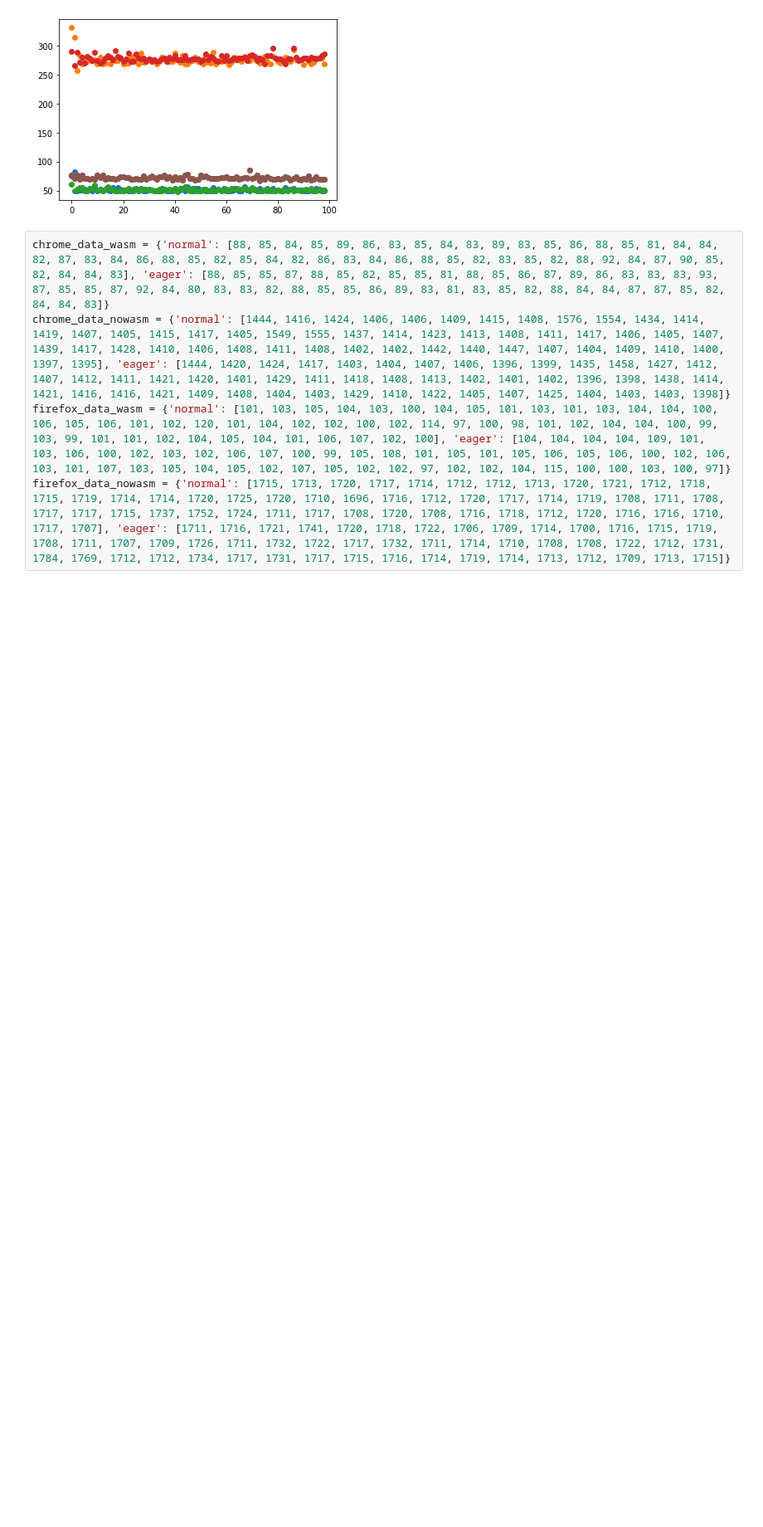
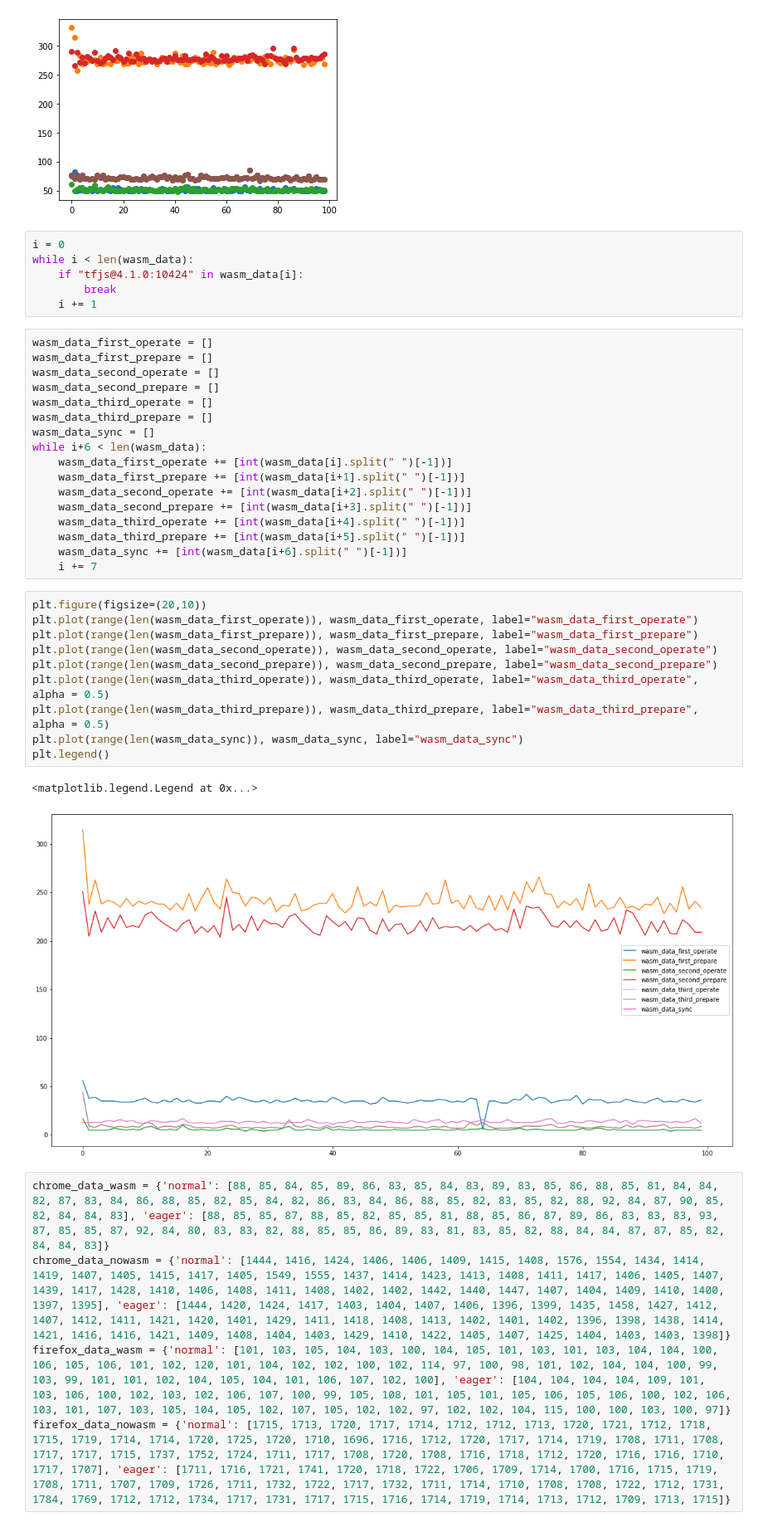
Before and after one commit to woodyhoko/tfjs_wasm, a Jupyter notebook: temp.ipynb, the cells around one changed output. Shown: that part at 83% size. Cells and saved outputs as stored; diff of their text form; blank space fills up the shorter version.

```diff
--- a/temp.ipynb
+++ b/temp.ipynb
@@ -50,6 +64,42 @@ plt.scatter(range(len(cpu_data_third_prepare)-1), cpu_data_third_prepare[1:])
 # %% [output]
 <matplotlib.collections.PathCollection at 0x...>
 [figure]
+# %%
+i = 0
+while i < len(wasm_data):
+    if "tfjs@4.1.0:10424" in wasm_data[i]:
+        break
+    i += 1
+# %%
+wasm_data_first_operate = []
+wasm_data_first_prepare = []
+wasm_data_second_operate = []
+wasm_data_second_prepare = []
+wasm_data_third_operate = []
+wasm_data_third_prepare = []
+wasm_data_sync = []
+while i+6 < len(wasm_data):
+    wasm_data_first_operate += [int(wasm_data[i].split(" ")[-1])]
+    wasm_data_first_prepare += [int(wasm_data[i+1].split(" ")[-1])]
+    wasm_data_second_operate += [int(wasm_data[i+2].split(" ")[-1])]
+    wasm_data_second_prepare += [int(wasm_data[i+3].split(" ")[-1])]
+    wasm_data_third_operate += [int(wasm_data[i+4].split(" ")[-1])]
+    wasm_data_third_prepare += [int(wasm_data[i+5].split(" ")[-1])]
+    wasm_data_sync += [int(wasm_data[i+6].split(" ")[-1])]
+    i += 7
+# %%
+plt.figure(figsize=(20,10))
+plt.plot(range(len(wasm_data_first_operate)), wasm_data_first_operate, label="wasm_data_first_operate")
+plt.plot(range(len(wasm_data_first_prepare)), wasm_data_first_prepare, label="wasm_data_first_prepare")
+plt.plot(range(len(wasm_data_second_operate)), wasm_data_second_operate, label="wasm_data_second_operate")
+plt.plot(range(len(wasm_data_second_prepare)), wasm_data_second_prepare, label="wasm_data_second_prepare")
+plt.plot(range(len(wasm_data_third_operate)), wasm_data_third_operate, label="wasm_data_third_operate", alpha = 0.5)
+plt.plot(range(len(wasm_data_third_prepare)), wasm_data_third_prepare, label="wasm_data_third_prepare", alpha = 0.5)
+plt.plot(range(len(wasm_data_sync)), wasm_data_sync, label="wasm_data_sync")
+plt.legend()
+# %% [output]
+<matplotlib.legend.Legend at 0x...>
+[figure, added]
 # %%
 chrome_data_wasm = {'normal': [88, 85, 84, 85, 89, 86, 83, 85, 84, 83, 89, 83, 85, 86, 88, 85, 81, 84, 84, 82, 87, 83, 84, 86, 88, 85, 82, 85, 84, 82, 86, 83, 84, 86, 88, 85, 82, 83, 85, 82, 88, 92, 84, 87, 90, 85, 82, 84, 84, 83], 'eager': [88, 85, 85, 87, 88, 85, 82, 85, 85, 81, 88, 85, 86, 87, 89, 86, 83, 83, 83, 93, 87, 85, 85, 87, 92, 84, 80, 83, 83, 82, 88, 85, 85, 86, 89, 83, 81, 83, 85, 82, 88, 84, 84, 87, 87, 85, 82, 84, 84, 83]}
 chrome_data_nowasm = {'normal': [1444, 1416, 1424, 1406, 1406, 1409, 1415, 1408, 1576, 1554, 1434, 1414, 1419, 1407, 1405, 1415, 1417, 1405, 1549, 1555, 1437, 1414, 1423, 1413, 1408, 1411, 1417, 1406, 1405, 1407, 1439, 1417, 1428, 1410, 1406, 1408, 1411, 1408, 1402, 1402, 1442, 1440, 1447, 1407, 1404, 1409, 1410, 1400, 1397, 1395], 'eager': [1444, 1420, 1424, 1417, 1403, 1404, 1407, 1406, 1396, 1399, 1435, 1458, 1427, 1412, 1407, 1412, 1411, 1421, 1420, 1401, 1429, 1411, 1418, 1408, 1413, 1402, 1401, 1402, 1396, 1398, 1438, 1414, 1421, 1416, 1416, 1421, 1409, 1408, 1404, 1403, 1429, 1410, 1422, 1405, 1407, 1425, 1404, 1403, 1403, 1398]}
```
Also changed, not shown: parts of 38 cells of this notebook, 6 other files.
